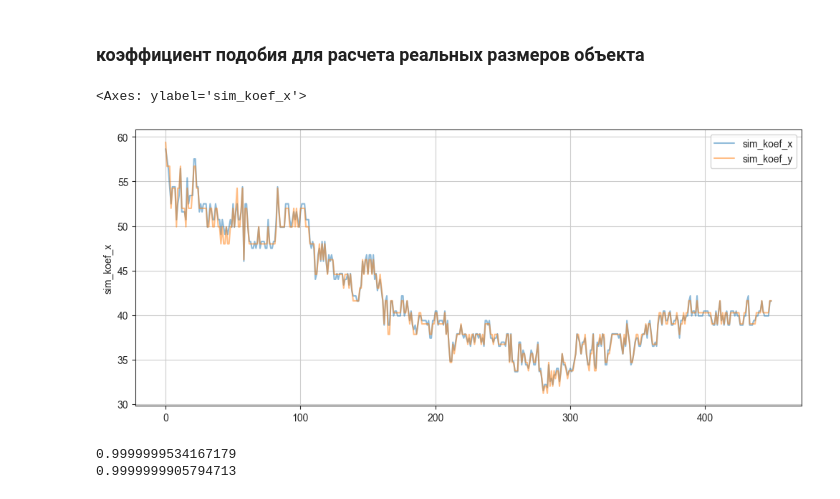
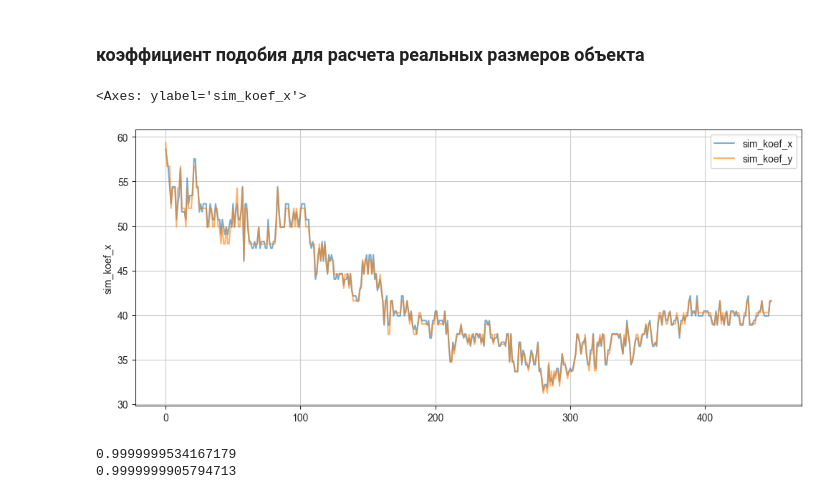
Before and after one commit to alexj-smolin/ds-school-project, a Jupyter notebook: notebooks/EDA.ipynb, the cells around one changed output. Saved outputs shown, nothing was run; the diff lists cells and outputs as text; code cells hidden in the pictures.

```diff
--- a/notebooks/EDA.ipynb
+++ b/notebooks/EDA.ipynb
@@ -111,16 +125,15 @@ plt.axvspan(290, 450, alpha=0.2, color='red')
 3. Для правой области на видео заметно, что камера не просто меняет положение, а меняется фокусное расстояние, так что нельзя достоверно указать расстояние до объекта на этой области
 # %% [markdown]
 ### коэффициент подобия для расчета реальных размеров объекта
-# %%
-sim_koef_x = load_metric(run_id1, "sim_koef_x", fill_missing=None)
-sim_koef_y = load_metric(run_id1, "sim_koef_y", fill_missing=None)
-
-plt.figure(figsize=(12, 5))
-sns.lineplot(sim_koef_x, alpha=0.5, label="sim_koef_x")
-sns.lineplot(sim_koef_y, alpha=0.5, label="sim_koef_y")
-# %% [output]
-<Axes: ylabel='sim_koef_x'>
-[figure, removed]
+# %%
+sim_koef_x = load_metric(plane_id, "sim_koef_x", fill_missing=None)
+sim_koef_y = load_metric(plane_id, "sim_koef_y", fill_missing=None)
+
+sns.lineplot(sim_koef_x, alpha=0.6, label="sim_koef_x")
+sns.lineplot(sim_koef_y, alpha=0.6, label="sim_koef_y")
+# %% [output]
+<Axes: ylabel='sim_koef_x'>
+[figure, added]
 # %%
 print(sim_koef_x.corr(object_dist_x))
 print(sim_koef_y.corr(object_dist_y))
```
Also changed, not shown: parts of 53 cells of this notebook, 5 other files.
